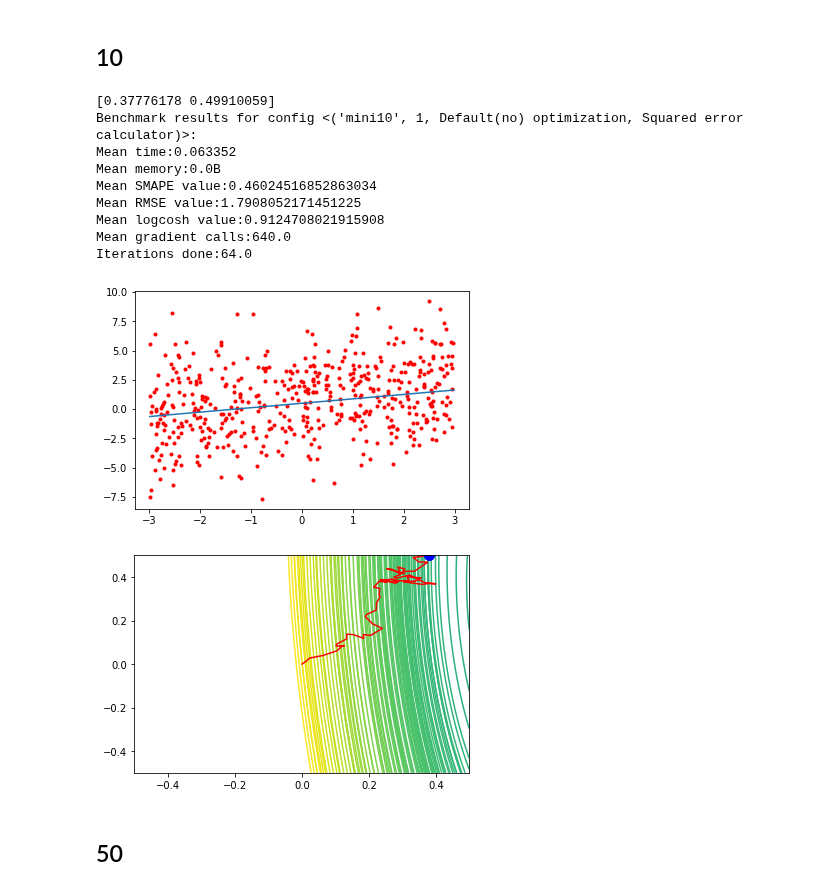
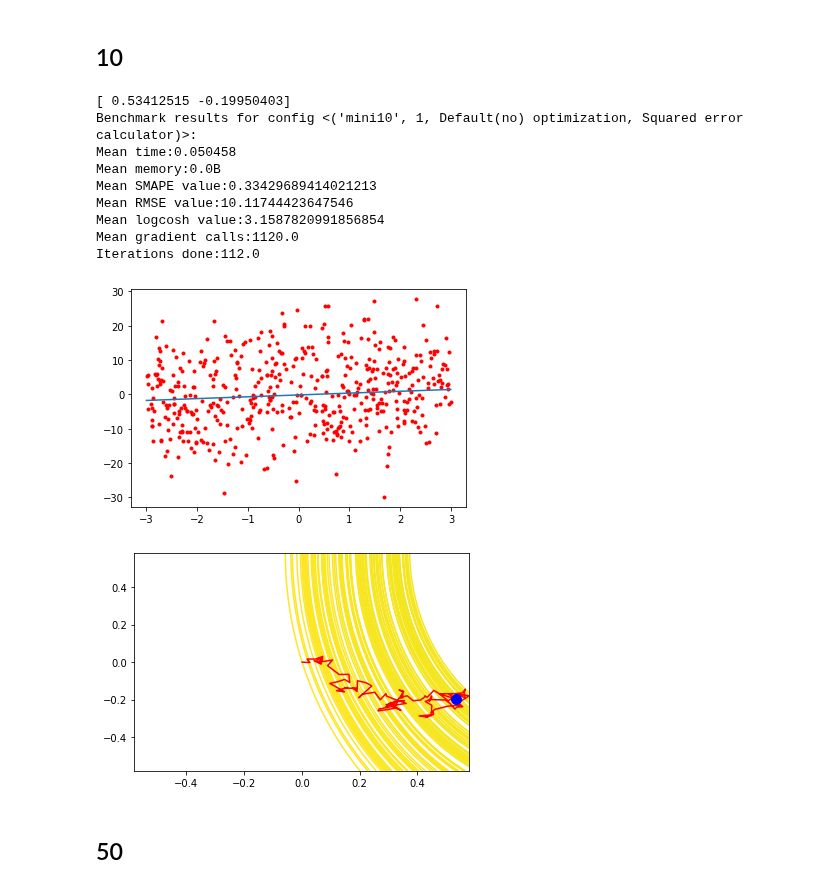
Before and after one commit to EasySocHacks/Optimization-Methods-IFMO, a Jupyter notebook: HW2/2.1.ipynb, the cells around one changed output. Drawn from its saved outputs; the diff is of its cells as text; code cells hidden in the pictures.

```diff
--- a/HW2/2.1.ipynb
+++ b/HW2/2.1.ipynb
@@ -9,7 +9,7 @@ from HW2.regression_generator import generate_regression
 from HW2.sgd import sgd, minibatch_gd, gd
 from HW2.visualization import visualize_regression_point, visualize_line, draw_levels
 # %%
-f, points = generate_regression(point_count=500, scale=np.array([3, 3]))
+f, points = generate_regression(point_count=500, scale=np.array([3, 10]))
 
 visualize_regression_point(f, points, scale=3)
 # %% [output]
@@ -20,7 +20,7 @@ storage = BenchmarkStorage()
 # SGD
 # %%
 index = storage.add_benchmark_config()
-ab, meta = sgd(points, eps=8e-2)
+ab, meta = sgd(points)
 storage.add_benchmark_result(index, meta)
 
 print(ab)
@@ -52,26 +52,26 @@ batch size = `[10, 50, 100]`
 ## 10
 # %%
 index = storage.add_benchmark_config(batch_size='mini10')
-ab, meta = minibatch_gd(points, batch_size=10)
+ab, meta = minibatch_gd(points, batch_size=10, eps=4e-2)
 storage.add_benchmark_result(index, meta)
 
 print(ab)
 print(storage.get_benchmark_results(index))
 
 visualize_line(ab, points)
 draw_levels(points, meta["points"])
 # %% [output]
-[0.37776178 0.49910059]
+[ 0.53412515 -0.19950403]
 Benchmark results for config <('mini10', 1, Default(no) optimization, Squared error calculator)>:
-Mean time:0.063352
+Mean time:0.050458
 Mean memory:0.0B
-Mean SMAPE value:0.46024516852863034
-Mean RMSE value:1.7908052171451225
-Mean logcosh value:0.9124708021915908
-Mean gradient calls:640.0
-Iterations done:64.0
+Mean SMAPE value:0.33429689414021213
+Mean RMSE value:10.11744423647546
+Mean logcosh value:3.1587820991856854
+Mean gradient calls:1120.0
+Iterations done:112.0
-[figure, old version]
+[figure, new version]
-[figure, old version]
+[figure, new version]
 # %% [markdown]
 ## 50
 # %%
```
Also changed, not shown: parts of 7 cells of this notebook, 1 other file.
